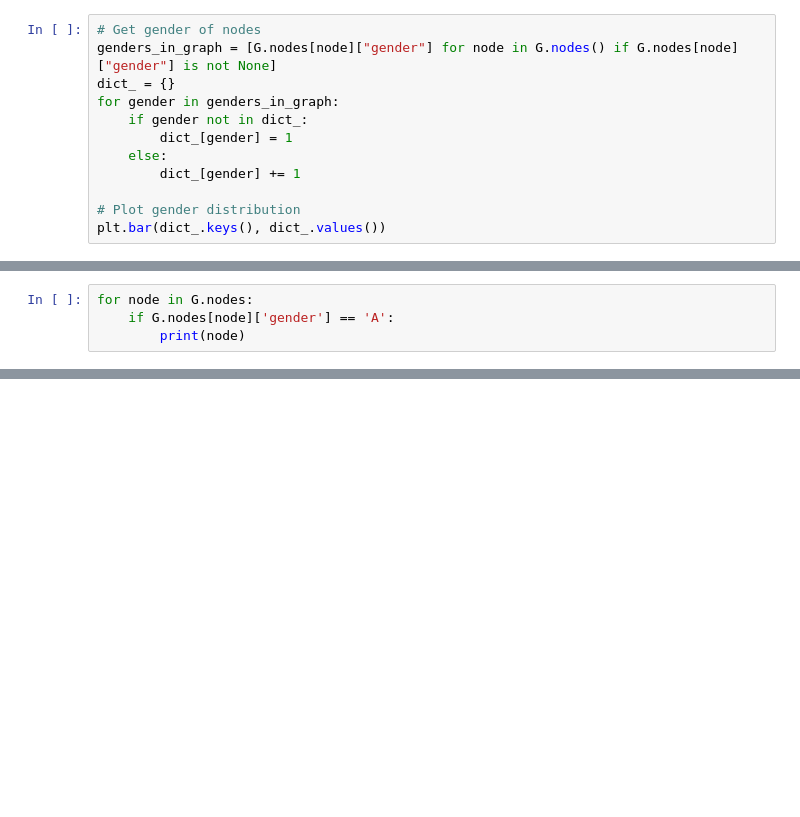
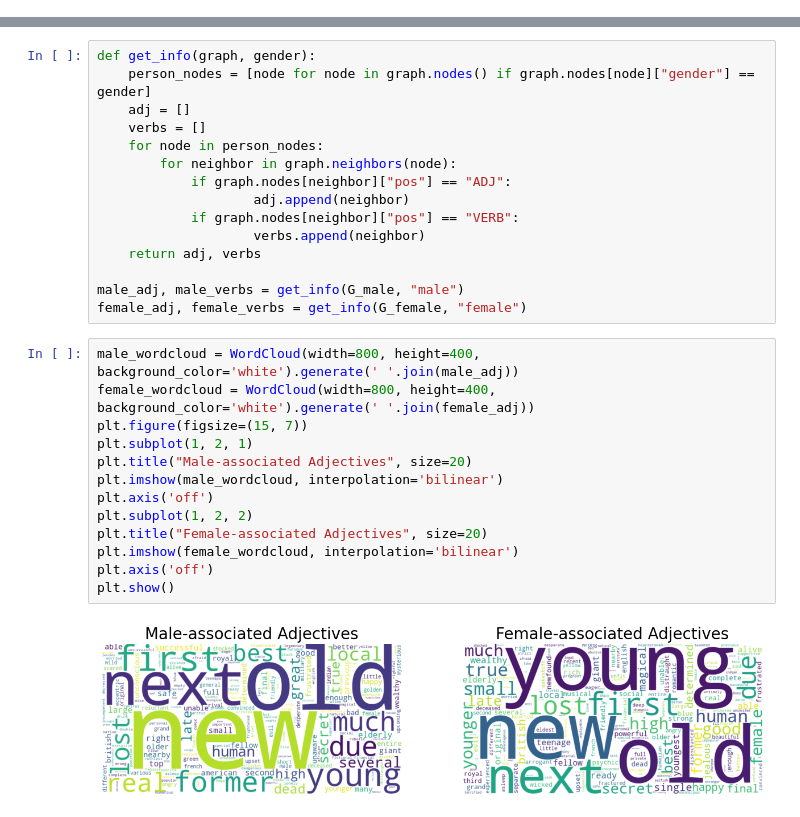
Before and after one commit to GermanButtiero/social_graph_assignment1, a Jupyter notebook: project/create_graph.ipynb, the cells around one changed output, grey strips where cells are left out. Drawn from its saved outputs; the diff is of its cells as text; blank space fills up the shorter version.

```diff
--- a/project/create_graph.ipynb
+++ b/project/create_graph.ipynb
@@ -75,12 +107,0 @@ sorted(G.degree(), key=lambda x: x[1], reverse=True)[:10]
-# %%
-# Get gender of nodes
-genders_in_graph = [G.nodes[node]["gender"] for node in G.nodes() if G.nodes[node]["gender"] is not None]
-dict_ = {}
-for gender in genders_in_graph:
-    if gender not in dict_:
-        dict_[gender] = 1
-    else:
-        dict_[gender] += 1
-
-# Plot gender distribution
-plt.bar(dict_.keys(), dict_.values())
@@ -94,4 +107,0 @@ dict_
-# %%
-for node in G.nodes:
-    if G.nodes[node]['gender'] == 'A':
-        print(node)
@@ -97,0 +139,30 @@ for node in G.nodes:
+# %%
+def get_info(graph, gender):
+    person_nodes = [node for node in graph.nodes() if graph.nodes[node]["gender"] == gender]
+    adj = []
+    verbs = []
+    for node in person_nodes:
+        for neighbor in graph.neighbors(node):
+            if graph.nodes[neighbor]["pos"] == "ADJ":
+                    adj.append(neighbor)
+            if graph.nodes[neighbor]["pos"] == "VERB":
+                    verbs.append(neighbor)
+    return adj, verbs
+
+male_adj, male_verbs = get_info(G_male, "male")
+female_adj, female_verbs = get_info(G_female, "female")
+# %%
+male_wordcloud = WordCloud(width=800, height=400, background_color='white').generate(' '.join(male_adj))
+female_wordcloud = WordCloud(width=800, height=400, background_color='white').generate(' '.join(female_adj))
+plt.figure(figsize=(15, 7))
+plt.subplot(1, 2, 1)
+plt.title("Male-associated Adjectives", size=20)
+plt.imshow(male_wordcloud, interpolation='bilinear')
+plt.axis('off')
+plt.subplot(1, 2, 2)
+plt.title("Female-associated Adjectives", size=20)
+plt.imshow(female_wordcloud, interpolation='bilinear')
+plt.axis('off')
+plt.show()
+# %% [output]
+[figure, added]
```
Also changed, not shown: parts of 14 cells of this notebook, 4 other files.
